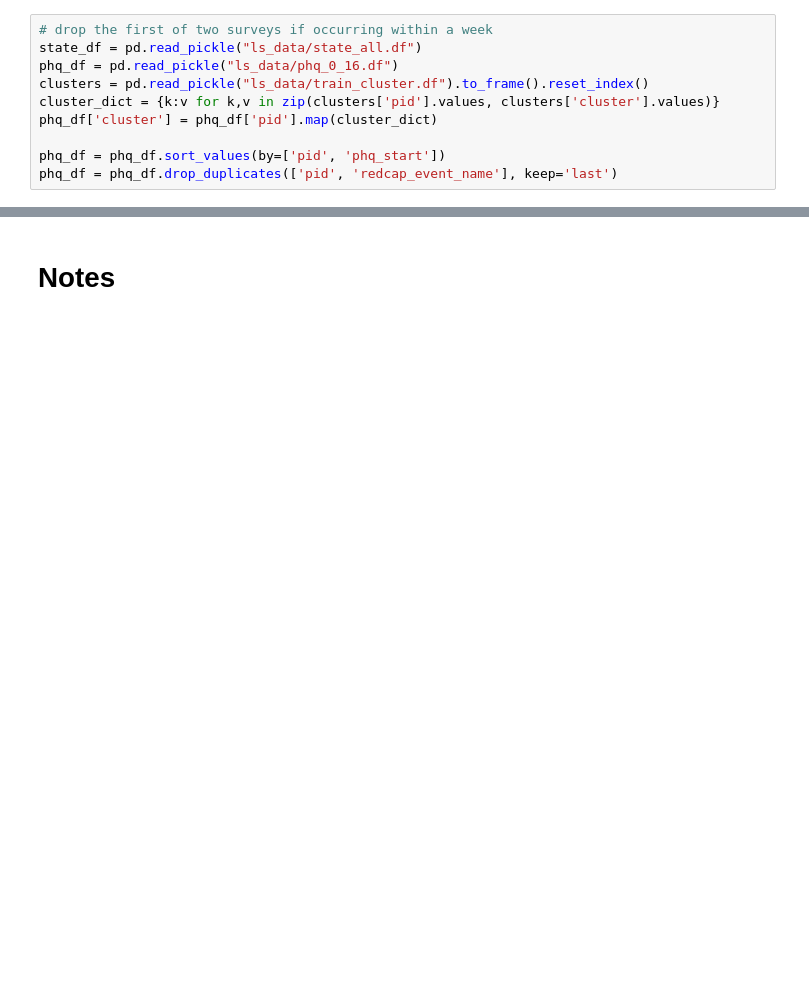
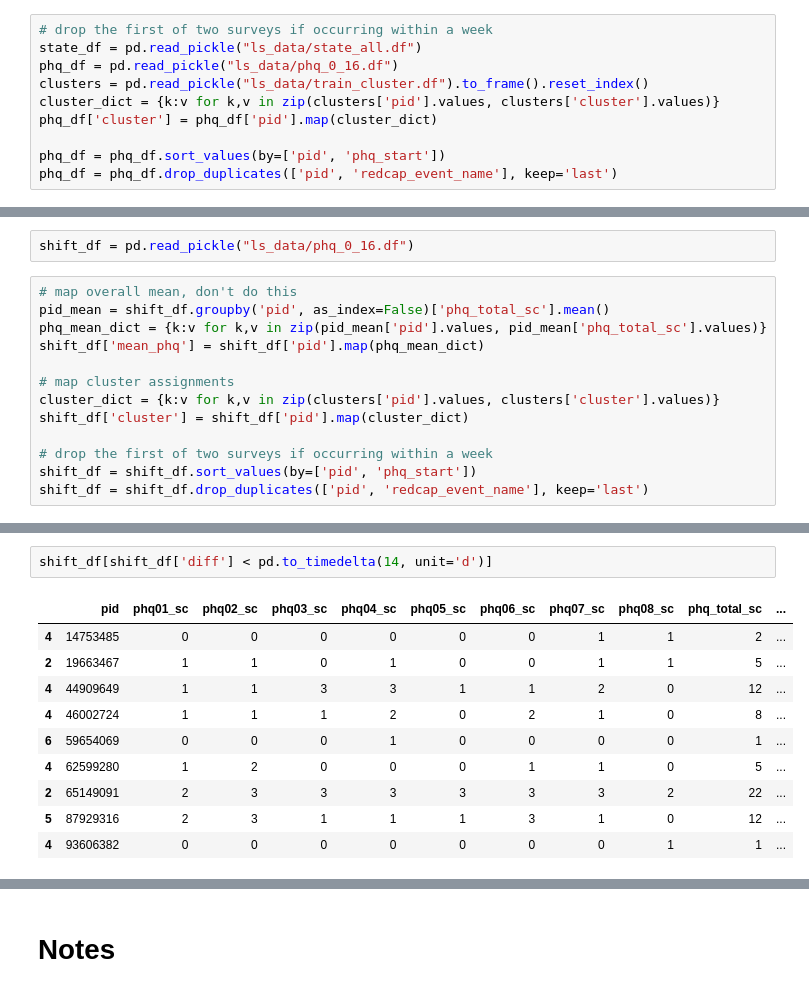
Before and after one commit to tliu526/lifesense, a Jupyter notebook: lifesense_cluster_processing.ipynb, the cells around one changed output, grey strips where cells are left out. Drawn from its saved outputs; the diff is of its cells as text; blank space fills up the shorter version.

```diff
--- a/lifesense_cluster_processing.ipynb
+++ b/lifesense_cluster_processing.ipynb
@@ -806,0 +758,15 @@ plt.show()
+# %%
+shift_df = pd.read_pickle("ls_data/phq_0_16.df")
+# %%
+# map overall mean, don't do this
+pid_mean = shift_df.groupby('pid', as_index=False)['phq_total_sc'].mean()
+phq_mean_dict = {k:v for k,v in zip(pid_mean['pid'].values, pid_mean['phq_total_sc'].values)}
+shift_df['mean_phq'] = shift_df['pid'].map(phq_mean_dict)
+
+# map cluster assignments
+cluster_dict = {k:v for k,v in zip(clusters['pid'].values, clusters['cluster'].values)}
+shift_df['cluster'] = shift_df['pid'].map(cluster_dict)
+
+# drop the first of two surveys if occurring within a week
+shift_df = shift_df.sort_values(by=['pid', 'phq_start'])
+shift_df = shift_df.drop_duplicates(['pid', 'redcap_event_name'], keep='last')
@@ -806,0 +787,13 @@ plt.show()
+# %%
+shift_df[shift_df['diff'] < pd.to_timedelta(14, unit='d')]
+# %% [output]
+|  | pid | phq01_sc | phq02_sc | phq03_sc | phq04_sc | phq05_sc | phq06_sc | phq07_sc | phq08_sc | phq_total_sc | ... |
+| 4 | 14753485 | 0 | 0 | 0 | 0 | 0 | 0 | 1 | 1 | 2 | ... |
+| 2 | 19663467 | 1 | 1 | 0 | 1 | 0 | 0 | 1 | 1 | 5 | ... |
+| 4 | 44909649 | 1 | 1 | 3 | 3 | 1 | 1 | 2 | 0 | 12 | ... |
+| 4 | 46002724 | 1 | 1 | 1 | 2 | 0 | 2 | 1 | 0 | 8 | ... |
+| 6 | 59654069 | 0 | 0 | 0 | 1 | 0 | 0 | 0 | 0 | 1 | ... |
+| 4 | 62599280 | 1 | 2 | 0 | 0 | 0 | 1 | 1 | 0 | 5 | ... |
+| 2 | 65149091 | 2 | 3 | 3 | 3 | 3 | 3 | 3 | 2 | 22 | ... |
+| 5 | 87929316 | 2 | 3 | 1 | 1 | 1 | 3 | 1 | 0 | 12 | ... |
+| 4 | 93606382 | 0 | 0 | 0 | 0 | 0 | 0 | 0 | 1 | 1 | ... |
```
Also changed, not shown: parts of 36 cells of this notebook.
